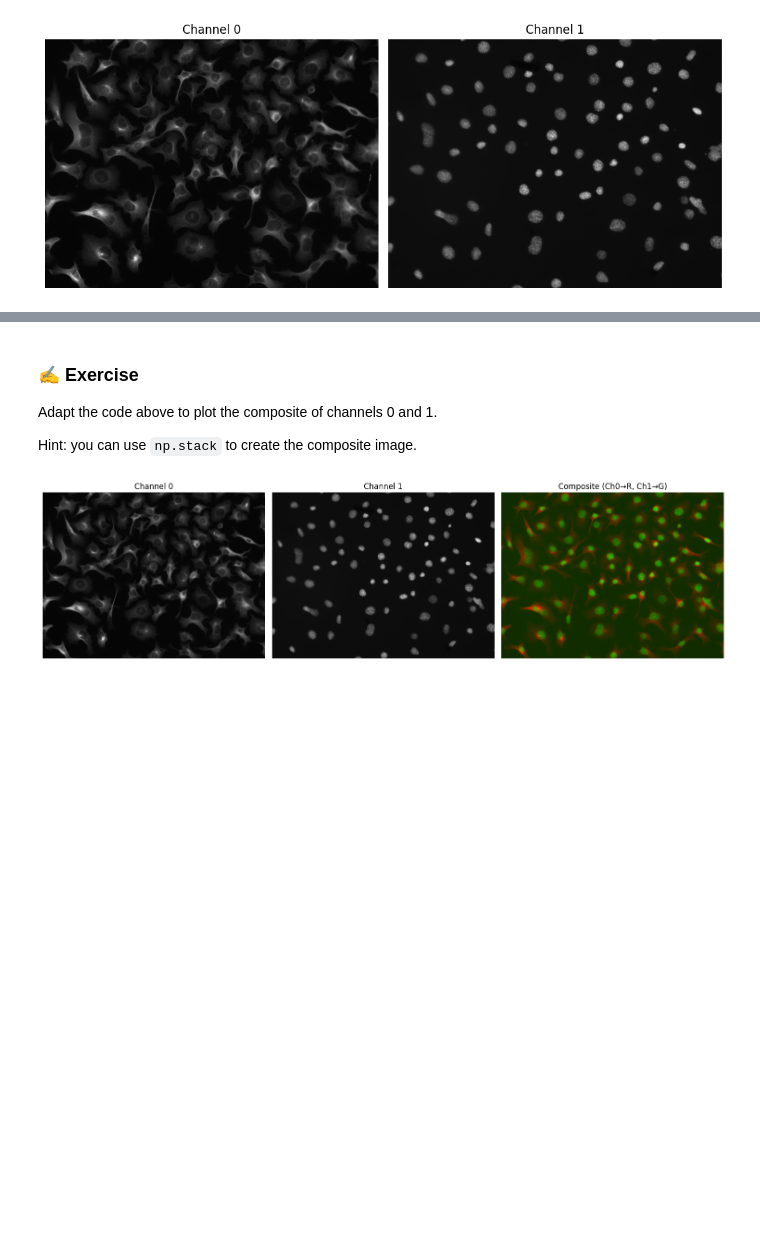
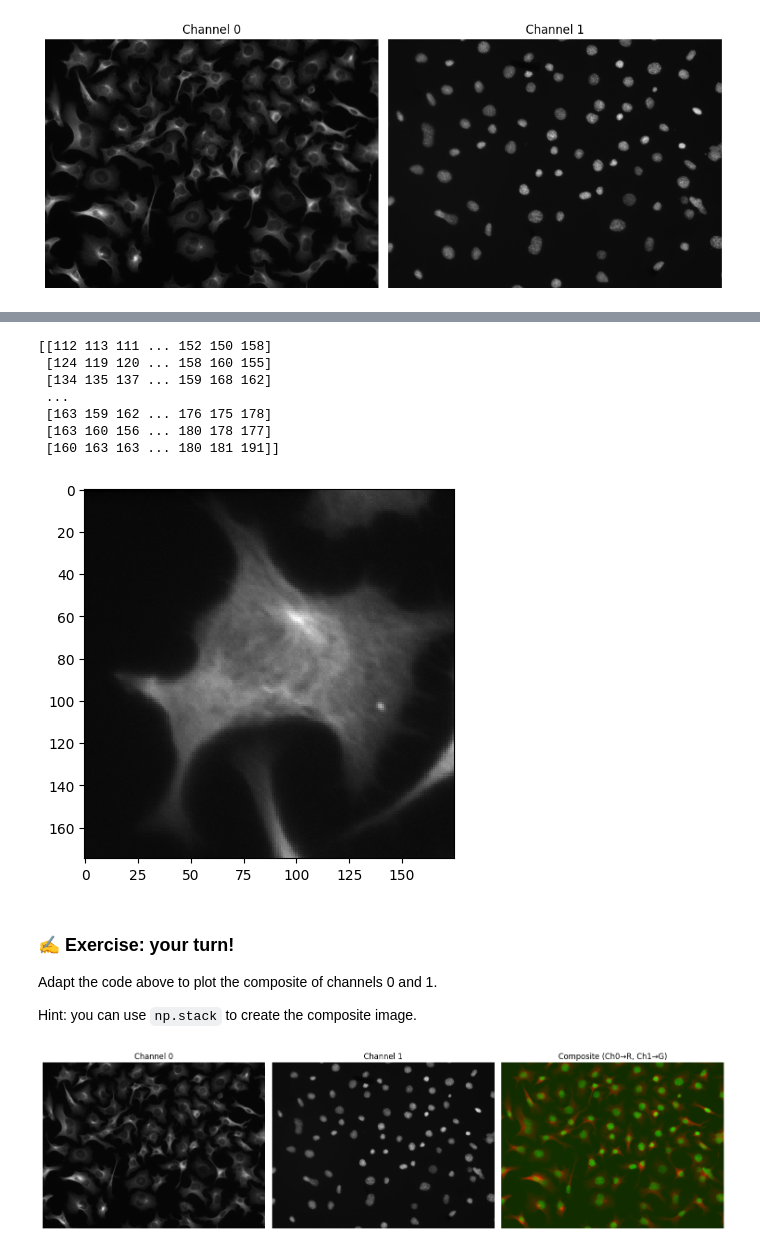
Before and after one commit to HMS-IAC/bobiac-juv-notebook, a Jupyter notebook: notebooks/04_intro_digital_images/Intro_to_Digital_Images_BBAC.ipynb, the cells around one changed output, grey strips where cells are left out. Cells and saved outputs as stored; diff of their text form; code cells hidden in the pictures; blank space fills up the shorter version.

```diff
--- a/notebooks/04_intro_digital_images/Intro_to_Digital_Images_BBAC.ipynb
+++ b/notebooks/04_intro_digital_images/Intro_to_Digital_Images_BBAC.ipynb
@@ -102,5 +145,19 @@ plt.tight_layout()
+# %%
+patch = image[0, 0:175, 50:225]
+print(patch)
+plt.imshow(patch, cmap='gray', interpolation='nearest')
+plt.show()
+# %% [output]
+[[112 113 111 ... 152 150 158]
+ [124 119 120 ... 158 160 155]
+ [134 135 137 ... 159 168 162]
+ ...
+ [163 159 162 ... 176 175 178]
+ [163 160 156 ... 180 178 177]
+ [160 163 163 ... 180 181 191]]
+[figure, added]
 # %% [markdown]
-### ✍️ Exercise
+### ✍️ Exercise: your turn!
 Adapt the code above to plot the composite of channels 0 and 1.
 
 Hint: you can use `np.stack` to create the composite image.
```
Also changed, not shown: parts of 26 cells of this notebook, 3 other files.
